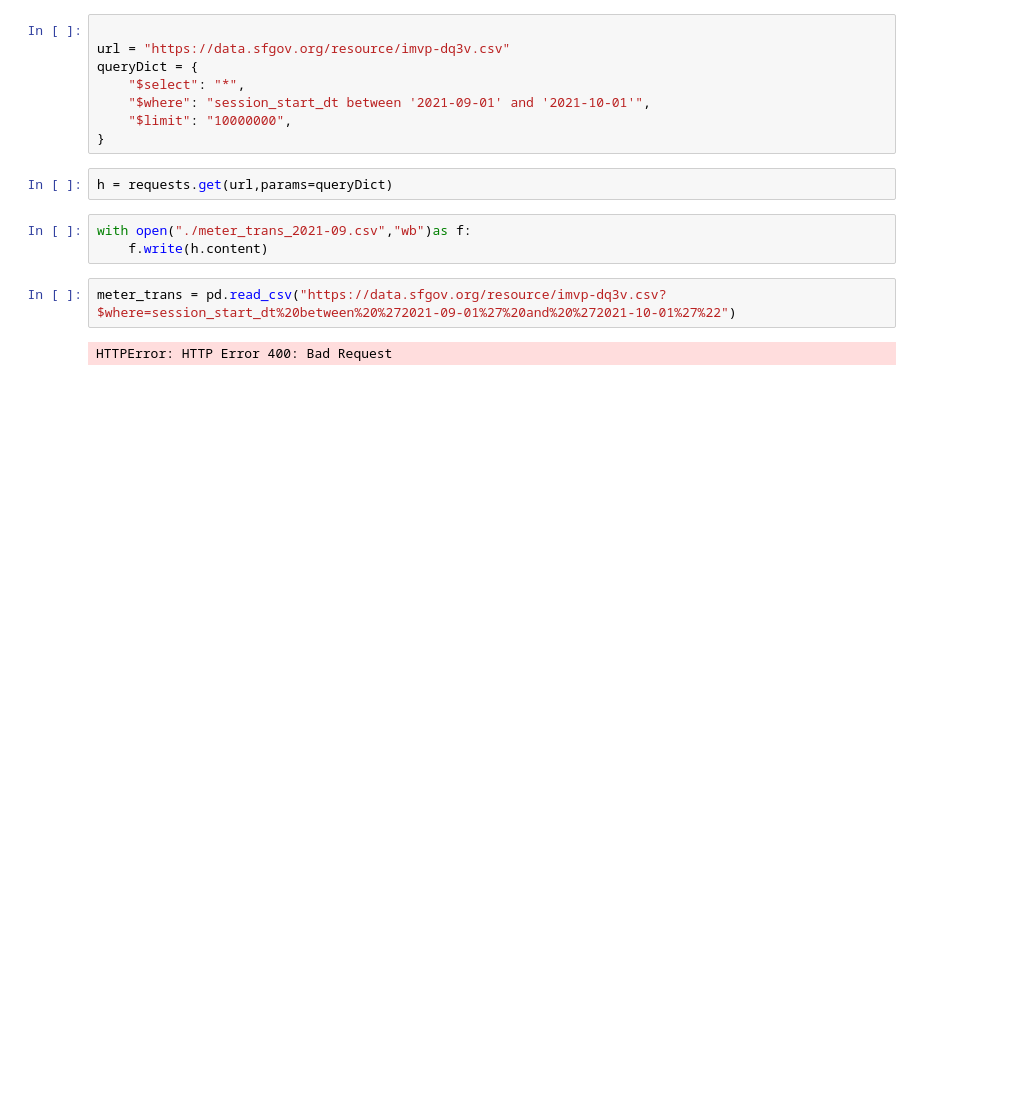
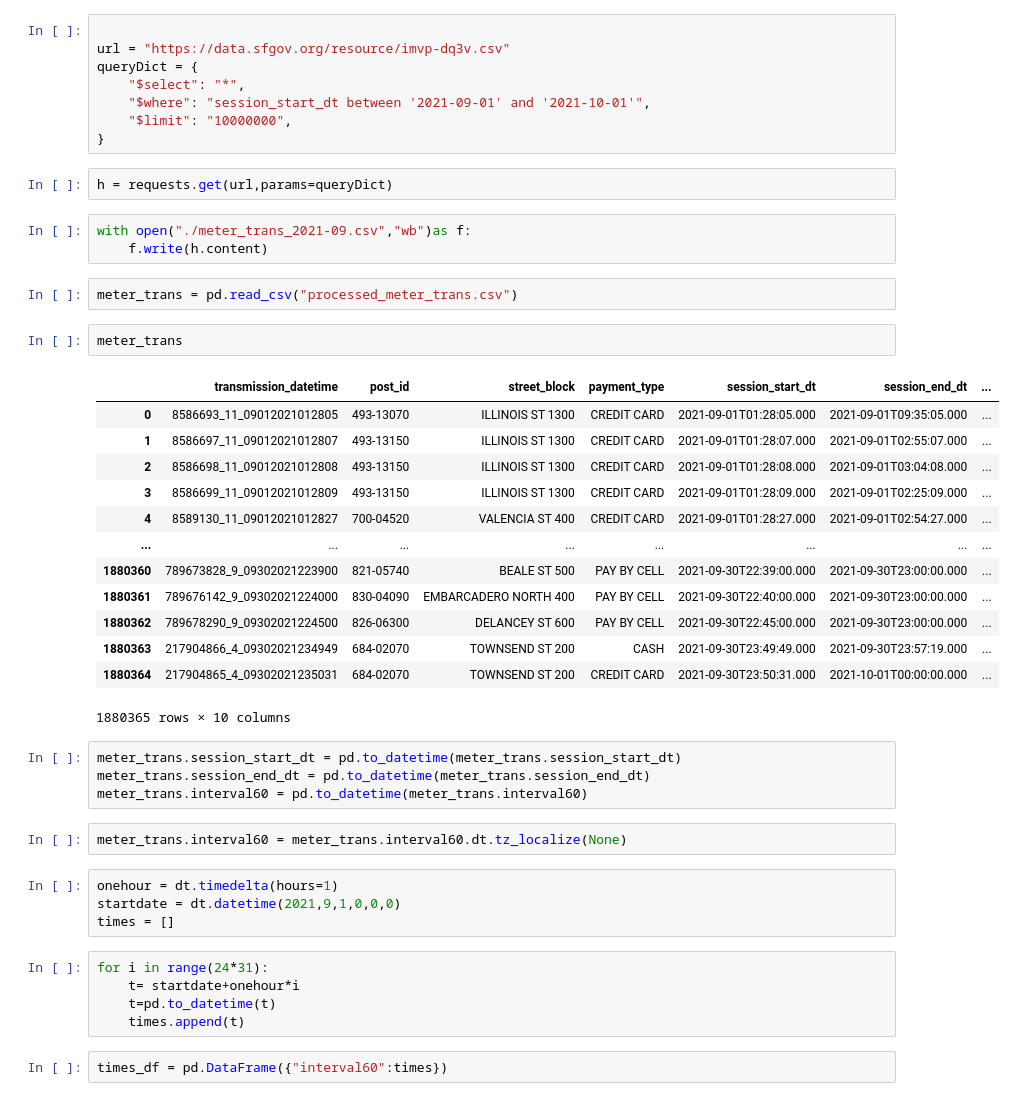
Before and after one commit to Zhen3r/pro-forma, a Jupyter notebook: data/download_parking_data.ipynb, the cells around one changed output. Saved outputs shown, nothing was run; the diff lists cells and outputs as text; blank space fills up the shorter version.

```diff
--- a/data/download_parking_data.ipynb
+++ b/data/download_parking_data.ipynb
@@ -15,7 +16,38 @@ h = requests.get(url,params=queryDict)
 # %%
 with open("./meter_trans_2021-09.csv","wb")as f:
     f.write(h.content)
-# %%
-meter_trans = pd.read_csv("https://data.sfgov.org/resource/imvp-dq3v.csv?$where=session_start_dt%20between%20%272021-09-01%27%20and%20%272021-10-01%27%22")
-# %% [output]
-HTTPError: HTTP Error 400: Bad Request
+# %%
+meter_trans = pd.read_csv("processed_meter_trans.csv")
+# %%
+meter_trans
+# %% [output]
+|  | transmission_datetime | post_id | street_block | payment_type | session_start_dt | session_end_dt | ... |
+| 0 | 8586693_11_09012021012805 | 493-13070 | ILLINOIS ST 1300 | CREDIT CARD | 2021-09-01T01:28:05.000 | 2021-09-01T09:35:05.000 | ... |
+| 1 | 8586697_11_09012021012807 | 493-13150 | ILLINOIS ST 1300 | CREDIT CARD | 2021-09-01T01:28:07.000 | 2021-09-01T02:55:07.000 | ... |
+| 2 | 8586698_11_09012021012808 | 493-13150 | ILLINOIS ST 1300 | CREDIT CARD | 2021-09-01T01:28:08.000 | 2021-09-01T03:04:08.000 | ... |
+| 3 | 8586699_11_09012021012809 | 493-13150 | ILLINOIS ST 1300 | CREDIT CARD | 2021-09-01T01:28:09.000 | 2021-09-01T02:25:09.000 | ... |
+| 4 | 8589130_11_09012021012827 | 700-04520 | VALENCIA ST 400 | CREDIT CARD | 2021-09-01T01:28:27.000 | 2021-09-01T02:54:27.000 | ... |
+| ... | ... | ... | ... | ... | ... | ... | ... |
+| 1880360 | 789673828_9_09302021223900 | 821-05740 | BEALE ST 500 | PAY BY CELL | 2021-09-30T22:39:00.000 | 2021-09-30T23:00:00.000 | ... |
+| 1880361 | 789676142_9_09302021224000 | 830-04090 | EMBARCADERO NORTH 400 | PAY BY CELL | 2021-09-30T22:40:00.000 | 2021-09-30T23:00:00.000 | ... |
+| 1880362 | 789678290_9_09302021224500 | 826-06300 | DELANCEY ST 600 | PAY BY CELL | 2021-09-30T22:45:00.000 | 2021-09-30T23:00:00.000 | ... |
+| 1880363 | 217904866_4_09302021234949 | 684-02070 | TOWNSEND ST 200 | CASH | 2021-09-30T23:49:49.000 | 2021-09-30T23:57:19.000 | ... |
+| 1880364 | 217904865_4_09302021235031 | 684-02070 | TOWNSEND ST 200 | CREDIT CARD | 2021-09-30T23:50:31.000 | 2021-10-01T00:00:00.000 | ... |
+1880365 rows × 10 columns
+# %%
+meter_trans.session_start_dt = pd.to_datetime(meter_trans.session_start_dt)
+meter_trans.session_end_dt = pd.to_datetime(meter_trans.session_end_dt)
+meter_trans.interval60 = pd.to_datetime(meter_trans.interval60)
+# %%
+meter_trans.interval60 = meter_trans.interval60.dt.tz_localize(None)
+# %%
+onehour = dt.timedelta(hours=1)
+startdate = dt.datetime(2021,9,1,0,0,0)
+times = []
+# %%
+for i in range(24*31):
+    t= startdate+onehour*i
+    t=pd.to_datetime(t)
+    times.append(t)
+# %%
+times_df = pd.DataFrame({"interval60":times})
```
Also changed, not shown: parts of 54 cells of this notebook, 3 other files.
